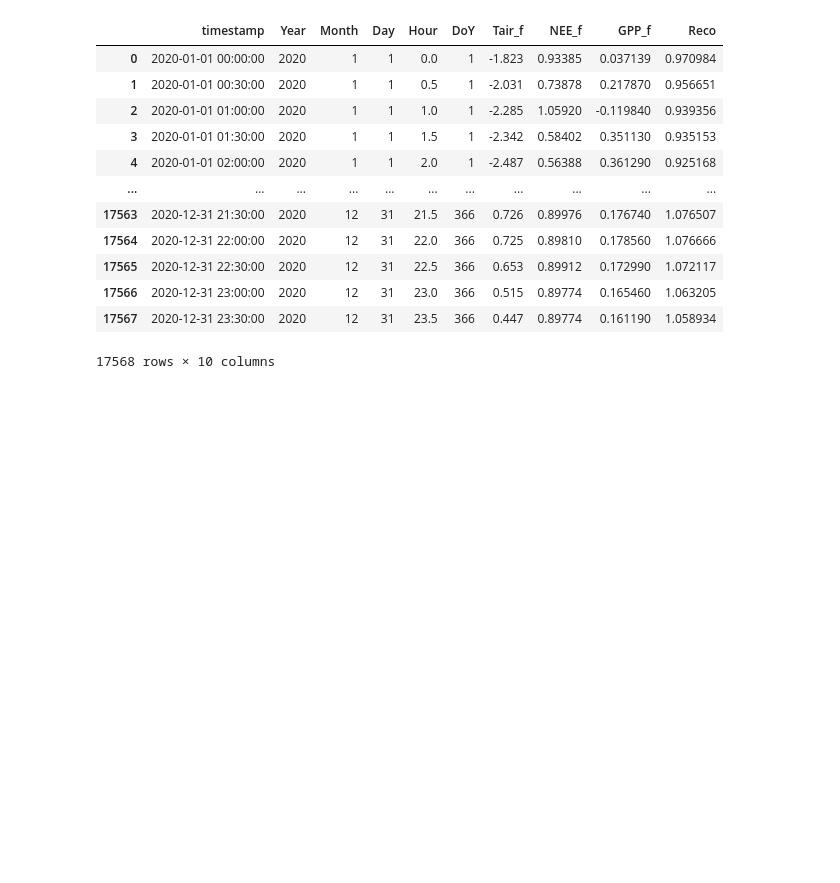
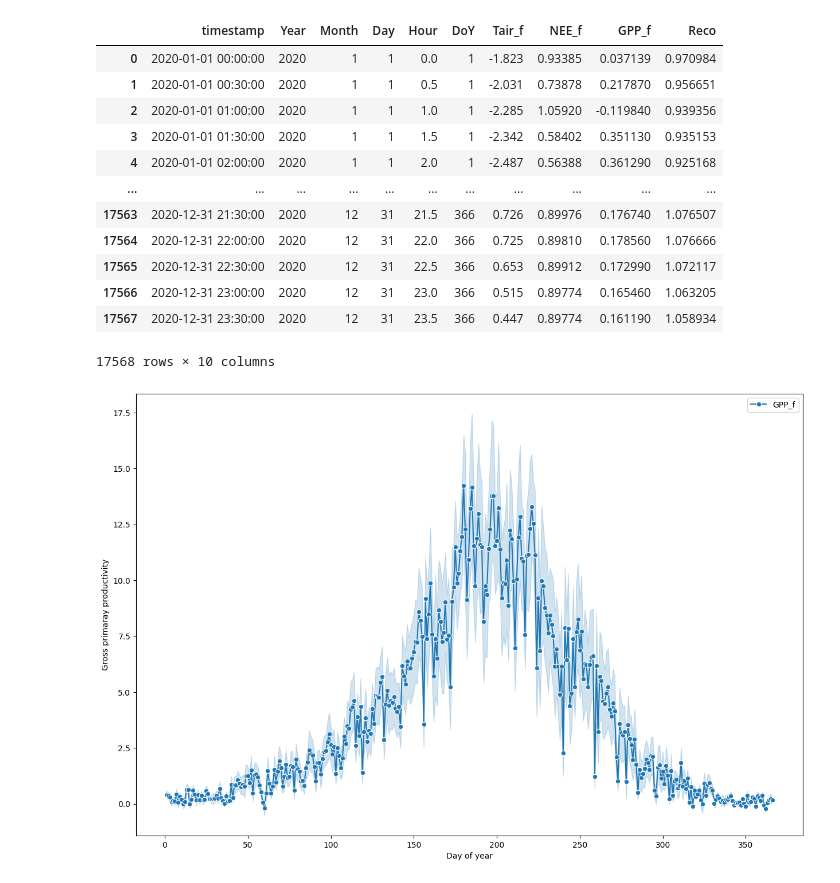
Before and after one commit to anujthapamagar/FEDS, a Jupyter notebook: FEDS_exam.ipynb, the cells around one changed output. Drawn from its saved outputs; the diff is of its cells as text; code cells hidden in the pictures; blank space fills up the shorter version.

```diff
--- a/FEDS_exam.ipynb
+++ b/FEDS_exam.ipynb
@@ -55,3 +56,11 @@ df
 | 17566 | 2020-12-31 23:00:00 | 2020 | 12 | 31 | 23.0 | 366 | 0.515 | 0.89774 | 0.165460 | 1.063205 |
 | 17567 | 2020-12-31 23:30:00 | 2020 | 12 | 31 | 23.5 | 366 | 0.447 | 0.89774 | 0.161190 | 1.058934 |
 17568 rows × 10 columns
+# %%
+plt.figure(figsize = (15,10))
+sns.lineplot(data = df, x = 'DoY', y = 'GPP_f', marker = 'o')
+plt.legend(['GPP_f'], loc = 'upper right')
+plt.xlabel('Day of year')
+plt.ylabel('Gross primaray productivity');
+# %% [output]
+[figure, added]
```
Also changed, not shown: parts of 2 cells of this notebook.
